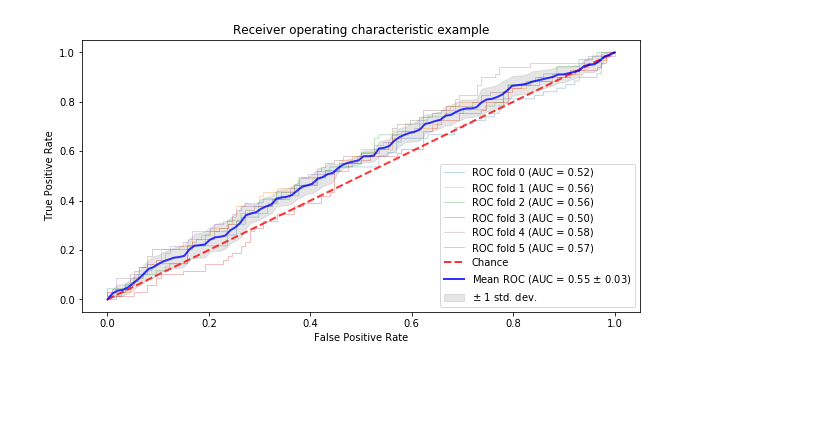
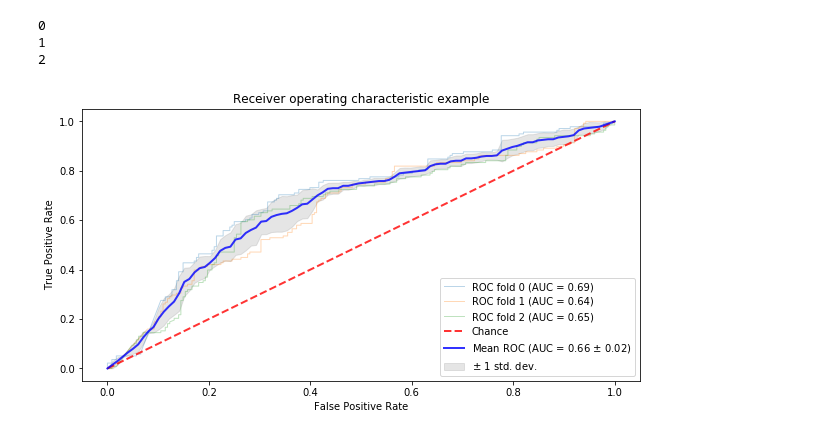
Before and after one commit to owen198/kslab, a Jupyter notebook: ds_comparision/ROC Curve.ipynb, the cells around one changed output. Saved outputs shown, nothing was run; the diff lists cells and outputs as text; code cells hidden in the pictures; blank space fills up the shorter version.

```diff
--- a/ds_comparision/ROC Curve.ipynb
+++ b/ds_comparision/ROC Curve.ipynb
@@ -54,10 +74,13 @@ collection = db['ets_all_features_by_week']
 feature_df = pd.DataFrame(list(collection.find()))
 feature_df = feature_df.drop(['_id'], axis=1)
 
+feature_df = feature_df.fillna('0')
 #feature_df = df['final_score']
 #feature_df = score_df.dropna()
-#feature_df = score_df.astype(float)
-feature_df.head(3)
+#feature_df = feature_df.astype(float)
+
+#feature_df = feature_df.groupby(['username']).mean()
+feature_df.head(5)
 # %% [output]
 |  | active_num_days | active_sum_count | mt_mean | mt_online_num_day | mt_online_practice_num_day | mt_practice_sum | ... |
 | 0 | 3 | 645 | 0 | 0 | 0 | 0 | ... |
@@ -123,3 +118,15 @@ classifier = svm.SVC(kernel='linear', probability=True,
+# %%
+X = ncu_ets.drop(['class'], axis=1)
+X = X.values
+y = ncu_ets['class']
+
+# Run classifier with cross-validation and plot ROC curves
+cv = StratifiedKFold(n_splits=2)
+
+clf_binary = svm.SVC(kernel='linear',
+                     probability=True)
+
+clf_one = svm.OneClassSVM(kernel="sigmoid")
 # %%
 tprs = []
 aucs = []
@@ -129,7 +136,9 @@ plt.figure(figsize=(10, 5))
 
 i = 0
 for train, test in cv.split(X, y):
-    probas_ = classifier.fit(X[train], y[train]).predict_proba(X[test])
+
+    print(i)
+    probas_ = clf_binary.fit(X[train], y[train]).predict_proba(X[test])
     # Compute ROC curve and area the curve
     fpr, tpr, thresholds = roc_curve(y[test], probas_[:, 1])
     tprs.append(interp(mean_fpr, fpr, tpr))
@@ -138,31 +147,34 @@ for train, test in cv.split(X, y):
     aucs.append(roc_auc)
     plt.plot(fpr, tpr, lw=1, alpha=0.3,
              label='ROC fold %d (AUC = %0.2f)' % (i, roc_auc))
 
     i += 1
 plt.plot([0, 1], [0, 1], linestyle='--', lw=2, color='r',
          label='Chance', alpha=.8)
 
 mean_tpr = np.mean(tprs, axis=0)
 mean_tpr[-1] = 1.0
 mean_auc = auc(mean_fpr, mean_tpr)
 std_auc = np.std(aucs)
 plt.plot(mean_fpr, mean_tpr, color='b',
          label=r'Mean ROC (AUC = %0.2f $\pm$ %0.2f)' % (mean_auc, std_auc),
          lw=2, alpha=.8)
 
 std_tpr = np.std(tprs, axis=0)
 tprs_upper = np.minimum(mean_tpr + std_tpr, 1)
 tprs_lower = np.maximum(mean_tpr - std_tpr, 0)
 plt.fill_between(mean_fpr, tprs_lower, tprs_upper, color='grey', alpha=.2,
                  label=r'$\pm$ 1 std. dev.')
 
 plt.xlim([-0.05, 1.05])
 plt.ylim([-0.05, 1.05])
 plt.xlabel('False Positive Rate')
 plt.ylabel('True Positive Rate')
 plt.title('Receiver operating characteristic example')
 plt.legend(loc="lower right")
 plt.show()
 # %% [output]
+0
+1
+2
-[figure, old version]
+[figure, new version]
```
Also changed, not shown: parts of 10 cells of this notebook, 3 other files.
